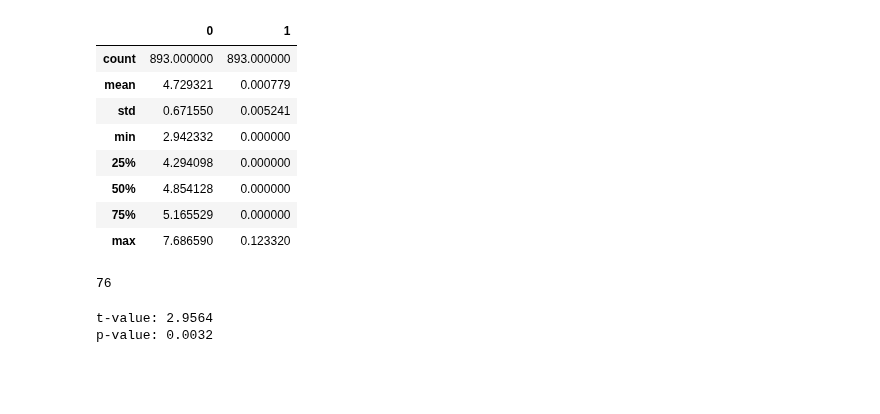
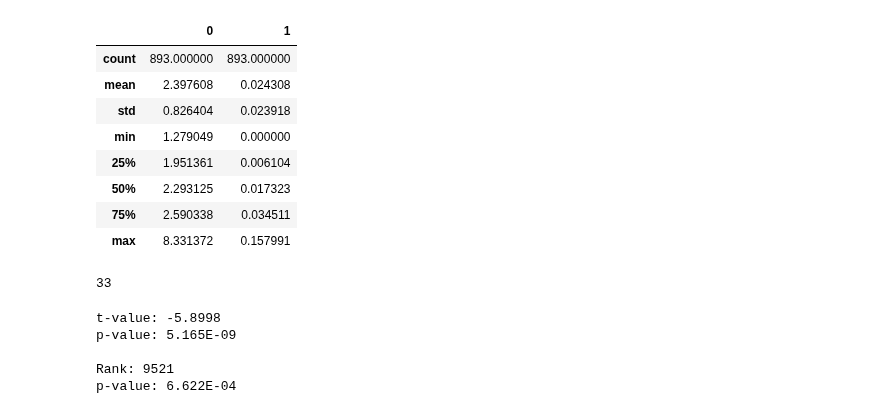
Before and after one commit to voytekresearch/nsaba, a Jupyter notebook: IPYNBs/nsaba_stats.ipynb, the cells around one changed output. Drawn from its saved outputs; the diff is of its cells as text; code cells hidden in the pictures; blank space fills up the shorter version.

Commit message:
exploratory stats stuff

```diff
--- a/IPYNBs/nsaba_stats.ipynb
+++ b/IPYNBs/nsaba_stats.ipynb
@@ -24,8 +26,5 @@ Nsaba.ns['mni_coords'] initialized.
 # %%
-# Intializing Nsaba object and getting gene expression and tf-idf coefficients
-
-term = 'addiction'
+# Intializing Nsaba object and loading gene expression
 
 tnsaba = nsaba.Nsaba()
-tnsaba.load_pickle_ge(data_dir)
-tnsaba.get_ns_act(term, thresh=-1)
+tnsaba.load_ge_pickle('../data_dir/Nsaba_ABA_ge.pkl')
@@ -31,0 +37,5 @@ tnsaba.get_ns_act(term, thresh=-1)
+# %%
+# Setting term and Entrez IDs
+
+term = 'memory'
+gene = [1741] # Implicated in learning: http://www.genecards.org/cgi-bin/carddisp.pl?gene=DLG3
@@ -41,30 +55,36 @@ V.visualize_ns(term)
 # %%
 # Descriptive statistics of term and gene coefficients
 
-analmat = tnsaba.make_ge_ns_mat(term, gene)
+analmat = tnsaba.make_ge_ns_mat(term, [65266])
 tsaba_df = pd.DataFrame(analmat)
 tsaba_df.describe()
 # %% [output]
 |  | 0 | 1 |
 | count | 893.000000 | 893.000000 |
-| mean | 4.729321 | 0.000779 |
-| std | 0.671550 | 0.005241 |
-| min | 2.942332 | 0.000000 |
-| 25% | 4.294098 | 0.000000 |
-| 50% | 4.854128 | 0.000000 |
-| 75% | 5.165529 | 0.000000 |
-| max | 7.686590 | 0.123320 |
+| mean | 2.397608 | 0.024308 |
+| std | 0.826404 | 0.023918 |
+| min | 1.279049 | 0.000000 |
+| 25% | 1.951361 | 0.006104 |
+| 50% | 2.293125 | 0.017323 |
+| 75% | 2.590338 | 0.034511 |
+| max | 8.331372 | 0.157991 |
 # %%
 # Hypothesis testing pre-processing
+thres = .080
 
-gt_thres = [row[0] for row in analmat if row[1] > 0]
-lt_thres = [row[0] for row in analmat if row[1] <= 0]
+gt_thres = [row[0] for row in analmat if row[1] > thres]
+lt_thres = [row[0] for row in analmat if row[1] <= thres]
 len(gt_thres)
 # %% [output]
-76
+33
 # %%
 # T-Test
-print "t-value: %.4f \np-value: %.4f" % stats.ttest_ind(lt_thres, gt_thres)
+print "t-value: %.4f \np-value: %.3E \n" % stats.ttest_ind(lt_thres, gt_thres)
+# U-Test
+print "Rank: %d \np-value: %.3E " % stats.mannwhitneyu(lt_thres, gt_thres)
 # %% [output]
-t-value: 2.9564
-p-value: 0.0032
+t-value: -5.8998
+p-value: 5.165E-09
+
+Rank: 9521
+p-value: 6.622E-04
```
Also changed, not shown: parts of 12 cells of this notebook, 1 other file.
